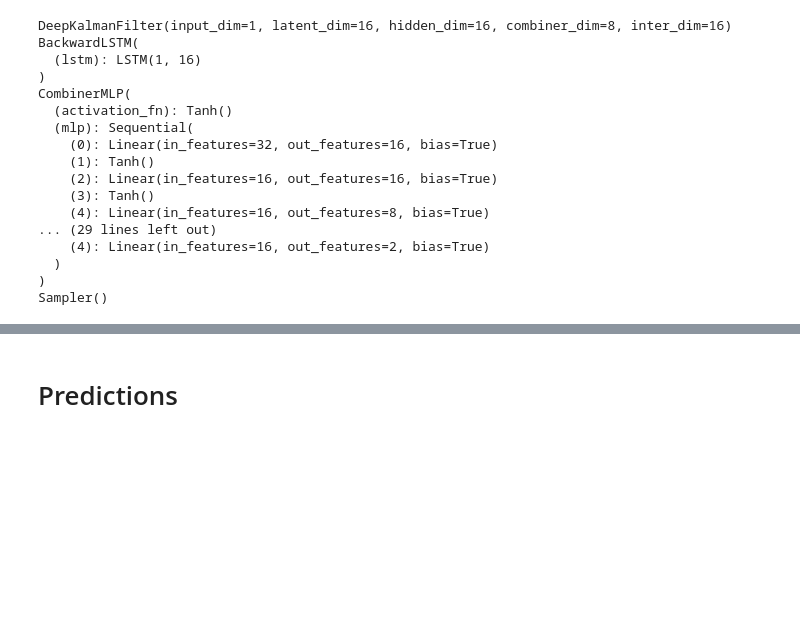
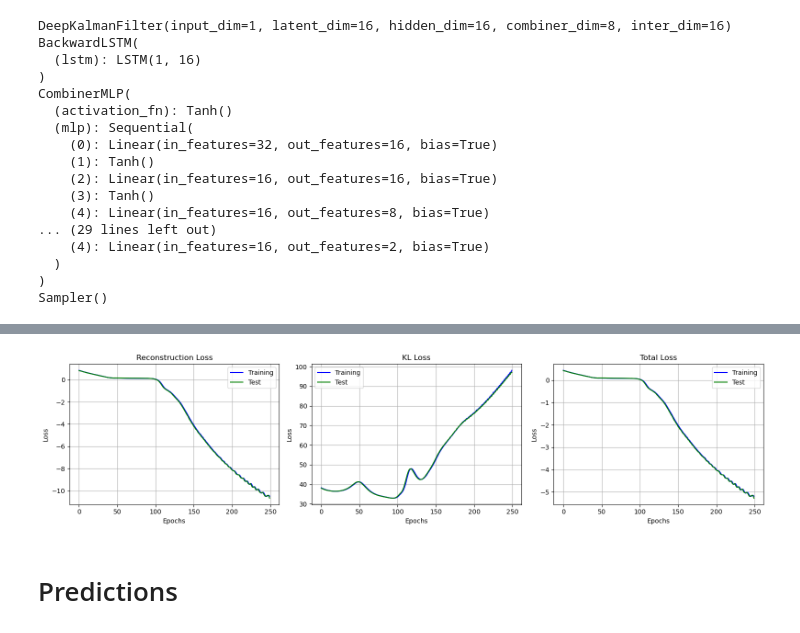
Before and after one commit to BenjaminDeporte/MVA_Stage, a Jupyter notebook: Train_DKF.ipynb, the cells around one changed output, grey strips where cells are left out. Drawn from its saved outputs; the diff is of its cells as text; code cells hidden in the pictures; blank space fills up the shorter version.

```diff
--- a/Train_DKF.ipynb
+++ b/Train_DKF.ipynb
@@ -791,6 +792,6 @@ class DeepKalmanFilter(nn.Module):
 # %%
 def loss_function(x, x_hat, x_hat_logvar, z_mean, z_logvar,
-                  z_transition_mean, z_transition_logvar, beta=0.15):
+                  z_transition_mean, z_transition_logvar, beta=None):
     """
     Compute the total loss for a variational autoencoder (VAE) with a weighted
     reconstruction loss and a Kullback-Leibler (KL) divergence term.
@@ -841,6 +842,10 @@ def loss_function(x, x_hat, x_hat_logvar, z_mean, z_logvar,
       KL divergence loss, weighted by the `beta` parameter.
     """
 
+    # beta
+    if beta is None:
+        beta = 1.0
+
     seq_len, batch_size, x_dim = x.shape
 
     # Compute the reconstruction loss
@@ -865,7 +870,7 @@ def loss_function(x, x_hat, x_hat_logvar, z_mean, z_logvar,
     kl_loss = kl_loss / seq_len
 
     # Combine the reconstruction loss and the KL divergence loss
-    total_loss = reconstruction_loss + beta * kl_loss
+    total_loss = (reconstruction_loss + beta * kl_loss)/(1+beta)
 
     return reconstruction_loss, kl_loss, total_loss
 # %% [markdown]
@@ -1008,3 +1111,4 @@ Sampler()
 # %%
 optimizer = torch.optim.Adam(dkf.parameters(), lr=1e-3)
 loss_fn = loss_function
+beta = 1e-3
@@ -1074,31 +1116,7 @@ def test_step(model, optimizer, criterion, test_loader=test_loader, device=devic
 num_epochs = 250
 display_frequency = int(num_epochs / 20)
 # %%
-rec_losses = []
-kl_losses = []
-epoch_losses = []
-
-val_rec_losses = []
-val_kl_losses = []
-val_epoch_losses = []
-
-for i in range(num_epochs):
-
-    # run the training step
-    rec_loss, kl_loss, epoch_loss = train_step(dkf, optimizer, loss_fn)
-    # log results
-    rec_losses.append(rec_loss)
-    kl_losses.append(kl_loss)
-    epoch_losses.append(epoch_loss)
-
-    # run test step
-    val_rec_loss, val_kl_loss, val_epoch_loss = test_step(dkf, optimizer, loss_fn)
-    # log results
-    val_rec_losses.append(val_rec_loss)
-    val_kl_losses.append(val_kl_loss)
-    val_epoch_losses.append(val_epoch_loss)
-
-    # Print the losses for this epoch
-    if (i+1) % display_frequency == 0:
-        print(f"Epoch {i+1:>5}/{num_epochs} - TRAINING : Rec Loss: {rec_loss:.4e}, KL Loss: {kl_loss:.4e}, Total Loss: {epoch_loss:.4e} - TEST : Rec Loss: {val_rec_loss:.4e}, KL Loss: {val_kl_loss:.4e}, Total Loss: {val_epoch_loss:.4e}")
+rec_losses, kl_losses, epoch_losses, val_rec_losses, val_kl_losses, val_epoch_losses = train(
+    dkf, optimizer, loss_fn, num_epochs=num_epochs, beta=beta, display_frequency=display_frequency
+)
 # %% [output]
@@ -1158,2 +1176,6 @@ plt.show()
+# %%
+plot_losses(rec_losses, kl_losses, epoch_losses, val_rec_losses, val_kl_losses, val_epoch_losses)
+# %% [output]
+[figure, added]
 # %% [markdown]
 # Predictions
```
Also changed, not shown: parts of 20 cells of this notebook.
